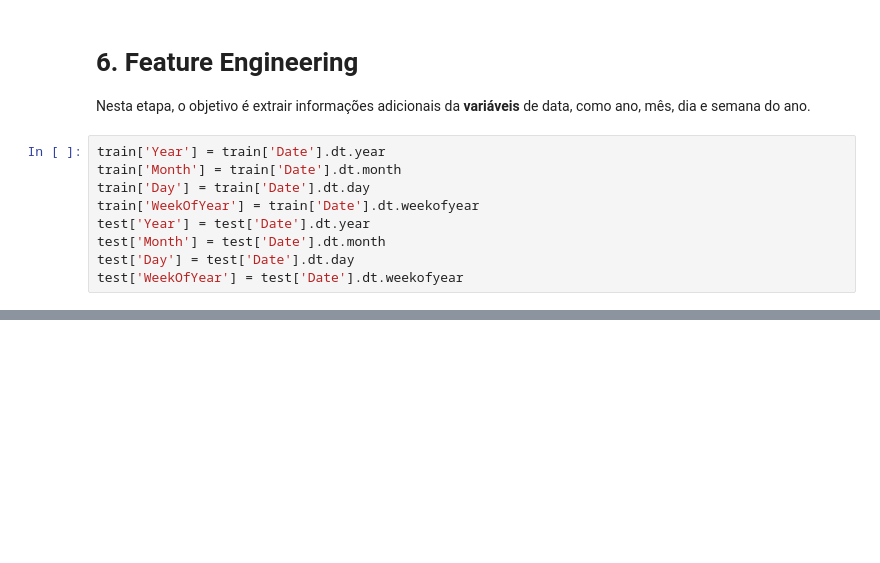
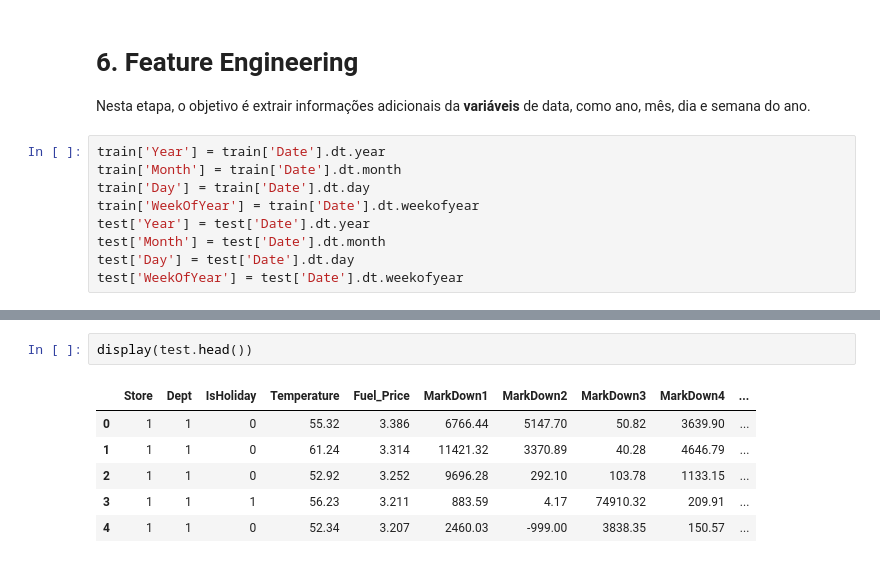
Before and after one commit to marcosvnespolo/Previsao_Vendas, a Jupyter notebook: Previsão_de_Vendas.ipynb, the cells around one changed output, grey strips where cells are left out. Drawn from its saved outputs; the diff is of its cells as text; blank space fills up the shorter version.

```diff
--- a/Previsão_de_Vendas.ipynb
+++ b/Previsão_de_Vendas.ipynb
@@ -95,0 +111,9 @@ test['WeekOfYear'] = test['Date'].dt.weekofyear
+# %%
+display(test.head())
+# %% [output]
+|  | Store | Dept | IsHoliday | Temperature | Fuel_Price | MarkDown1 | MarkDown2 | MarkDown3 | MarkDown4 | ... |
+| 0 | 1 | 1 | 0 | 55.32 | 3.386 | 6766.44 | 5147.70 | 50.82 | 3639.90 | ... |
+| 1 | 1 | 1 | 0 | 61.24 | 3.314 | 11421.32 | 3370.89 | 40.28 | 4646.79 | ... |
+| 2 | 1 | 1 | 0 | 52.92 | 3.252 | 9696.28 | 292.10 | 103.78 | 1133.15 | ... |
+| 3 | 1 | 1 | 1 | 56.23 | 3.211 | 883.59 | 4.17 | 74910.32 | 209.91 | ... |
+| 4 | 1 | 1 | 0 | 52.34 | 3.207 | 2460.03 | -999.00 | 3838.35 | 150.57 | ... |
```
Also changed, not shown: parts of 3 cells of this notebook.
